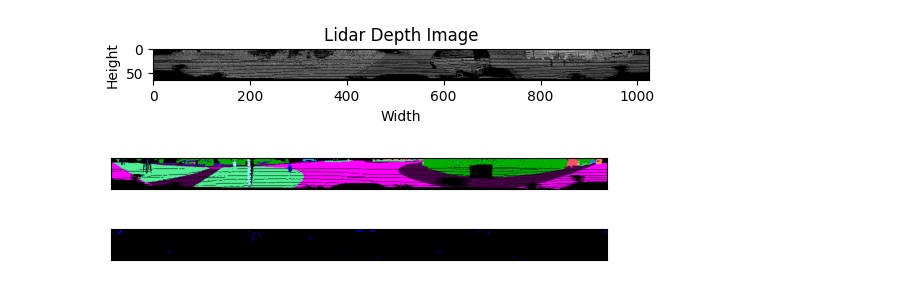
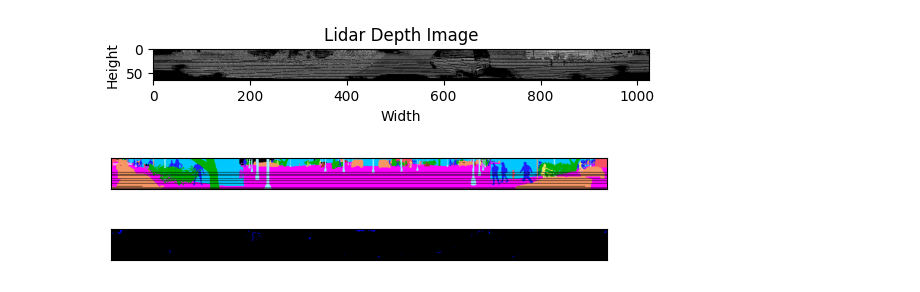
Before and after one commit to voodooed/RangeNet, a Jupyter notebook: Preprocessing/numpy_image.ipynb, the cells around one changed output. Cells and saved outputs as stored; diff of their text form; code cells hidden in the pictures.

```diff
--- a/Preprocessing/numpy_image.ipynb
+++ b/Preprocessing/numpy_image.ipynb
@@ -146,35 +146,35 @@ color_map = {
     257: [250, 80, 100],
     258: [180, 30, 80],
     259: [255, 0, 0]
 }
 
 # Load the NumPy file
-file_path = '/DATA2/Vivek/Data/Downstream Task/Val/label_test_lidar/06_000447.npy'
+file_path = '/DATA2/Vivek/Vivekk/Data/VoxelScape/Data/Test/test_lidar_label_np/10_000075.npy'
 data = np.load(file_path)
 
 # Define inverse mapping function (assuming keys are unique)
 def inverse_map(val):
   for key, value in learning_map.items():
     if value == val:
       return key
   return 0  # Assign unlabeled value if not found
 
 # Apply inverse mapping to the data
 data_mapped = np.vectorize(inverse_map)(data)
 
 # Create color image based on color map
 color_image = np.empty((data.shape[0], data.shape[1], 3), dtype=np.uint8)
 for i in range(data_mapped.shape[0]):
   for j in range(data_mapped.shape[1]):
     color_image[i, j] = color_map[data_mapped[i, j]]
 
 # Display the color image without ticks and border
 plt.imshow(color_image, extent=(0, data.shape[1], 0, data.shape[0]))  # Set extent
 plt.xticks([])
 plt.yticks([])
 plt.show()
 # %% [output]
-[figure, old version]
+[figure, new version]
 # %%
 import numpy as np
 import matplotlib.pyplot as plt
```
Also changed, not shown: parts of 5 cells of this notebook.
